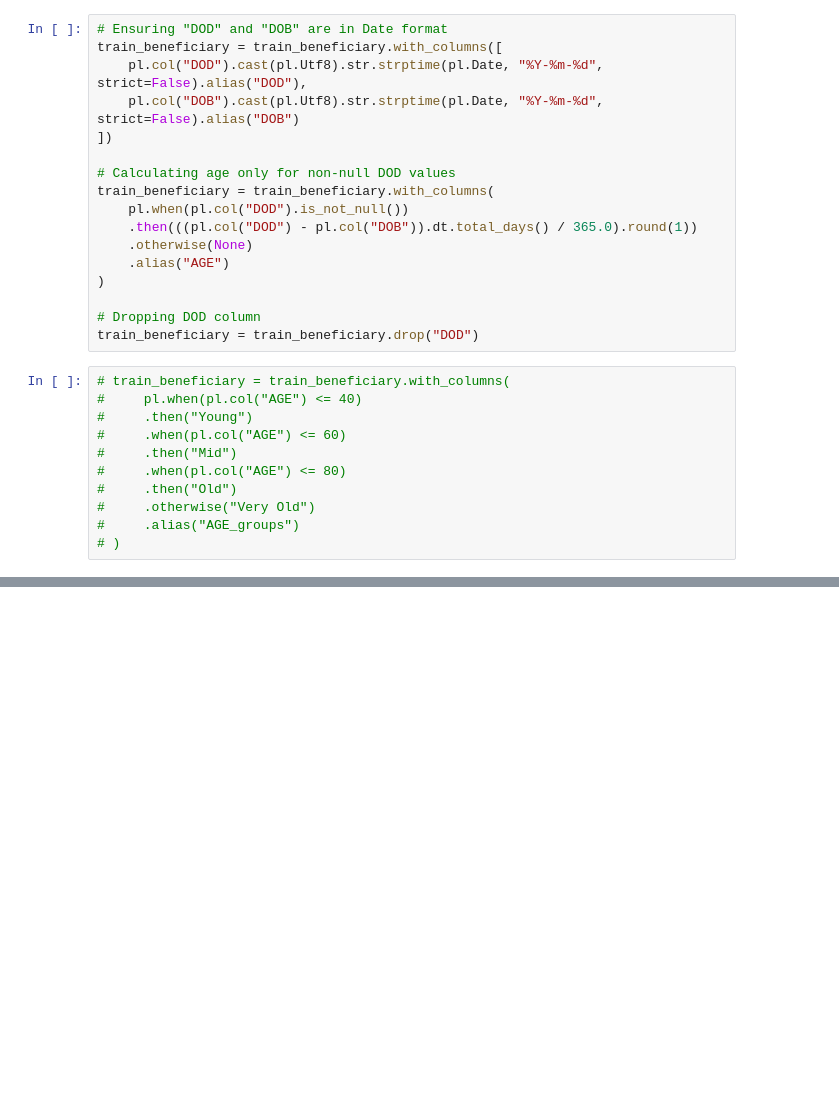
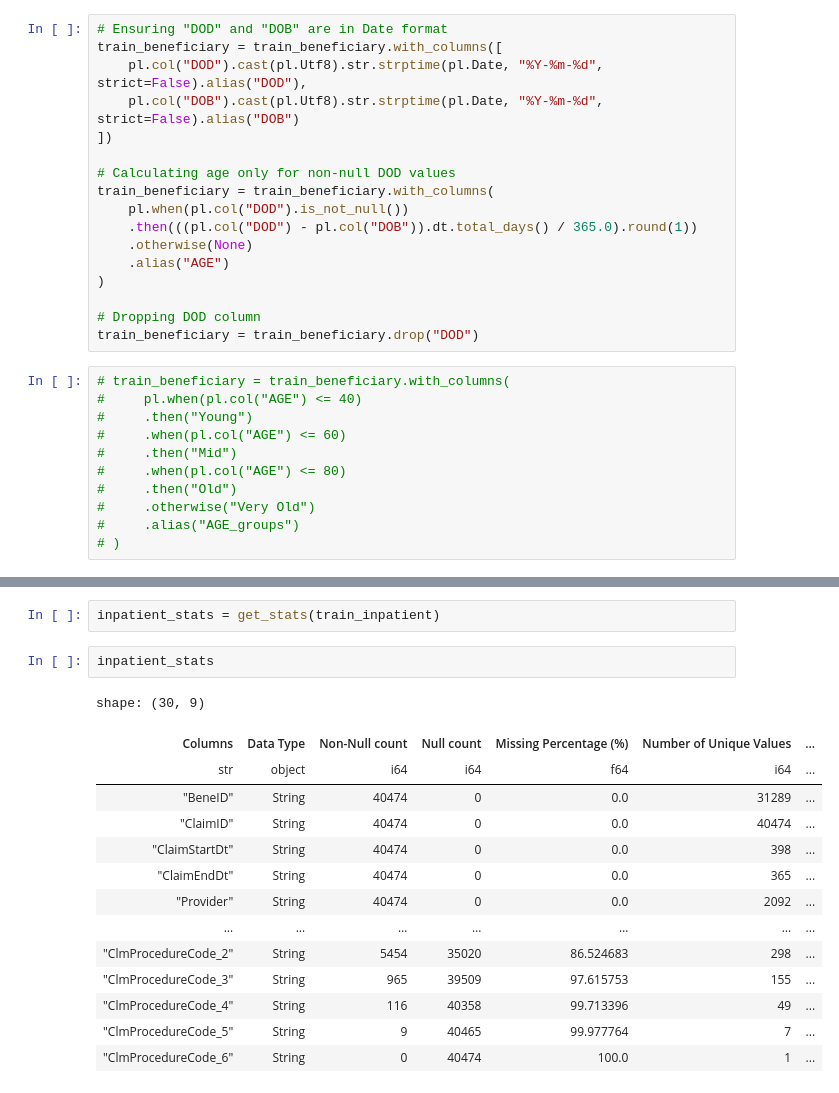
Before and after one commit to bharath03-a/INFO531FinalProject, a Jupyter notebook: notebooks/01_Getting_Started.ipynb, the cells around one changed output, grey strips where cells are left out. Saved outputs shown, nothing was run; the diff lists cells and outputs as text; blank space fills up the shorter version.

Commit message:
started EDA

```diff
--- a/notebooks/01_Getting_Started.ipynb
+++ b/notebooks/01_Getting_Started.ipynb
@@ -116,0 +377,19 @@ train_beneficiary = train_beneficiary.drop("DOD")
+# %%
+inpatient_stats = get_stats(train_inpatient)
+# %%
+inpatient_stats
+# %% [output]
+shape: (30, 9)
+| Columns | Data Type | Non-Null count | Null count | Missing Percentage (%) | Number of Unique Values | ... |
+| str | object | i64 | i64 | f64 | i64 | ... |
+| "BeneID" | String | 40474 | 0 | 0.0 | 31289 | ... |
+| "ClaimID" | String | 40474 | 0 | 0.0 | 40474 | ... |
+| "ClaimStartDt" | String | 40474 | 0 | 0.0 | 398 | ... |
+| "ClaimEndDt" | String | 40474 | 0 | 0.0 | 365 | ... |
+| "Provider" | String | 40474 | 0 | 0.0 | 2092 | ... |
+| … | … | … | … | … | … | ... |
+| "ClmProcedureCode_2" | String | 5454 | 35020 | 86.524683 | 298 | ... |
+| "ClmProcedureCode_3" | String | 965 | 39509 | 97.615753 | 155 | ... |
+| "ClmProcedureCode_4" | String | 116 | 40358 | 99.713396 | 49 | ... |
+| "ClmProcedureCode_5" | String | 9 | 40465 | 99.977764 | 7 | ... |
+| "ClmProcedureCode_6" | String | 0 | 40474 | 100.0 | 1 | ... |
```
Also changed, not shown: parts of 23 cells of this notebook, 1 other file.
